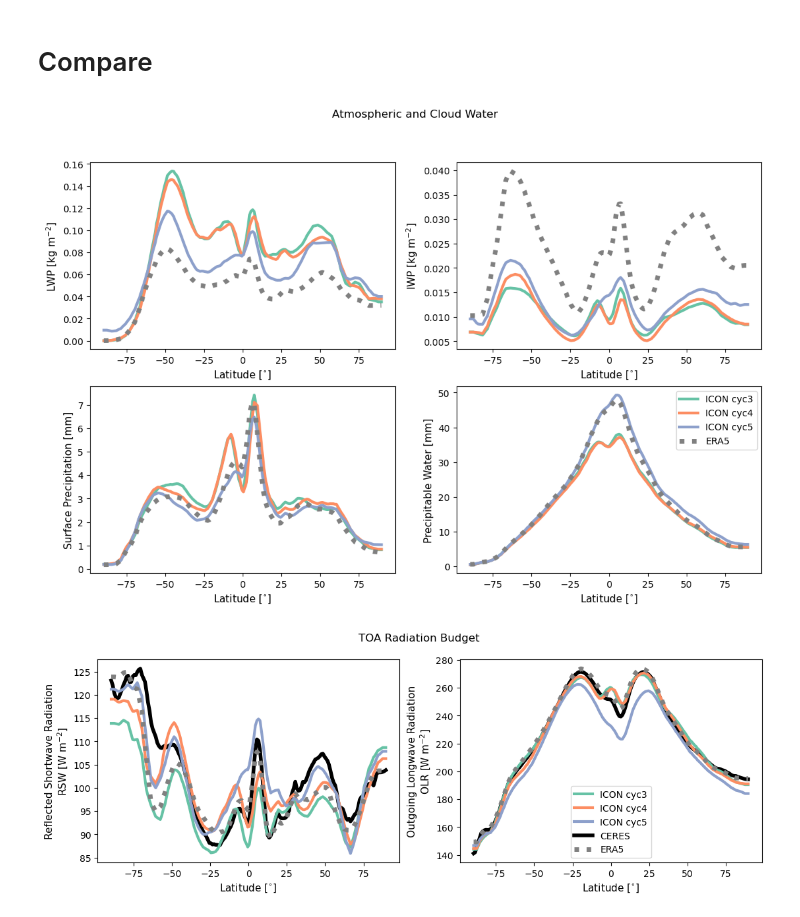
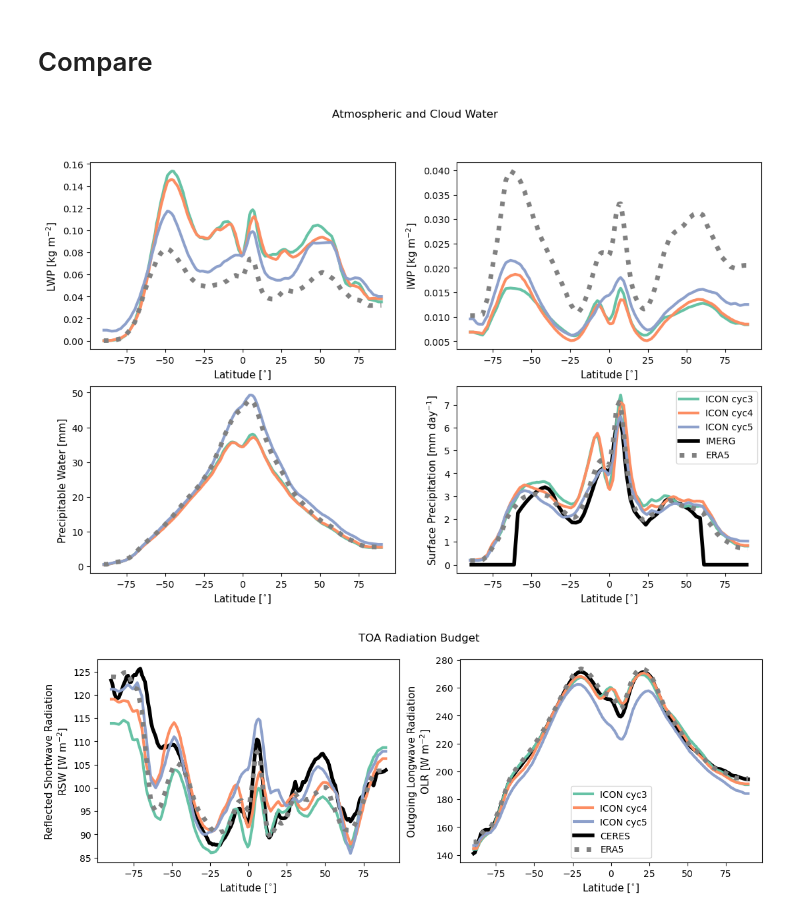
Before and after one commit to efons/add-CloudClimato-team, a Jupyter notebook: hk25-CloudClimato/LatProfiles.ipynb, the cells around one changed output. Drawn from its saved outputs; the diff is of its cells as text; code cells hidden in the pictures.

Commit message:
added IMERG data to lat profiles

```diff
--- a/hk25-CloudClimato/LatProfiles.ipynb
+++ b/hk25-CloudClimato/LatProfiles.ipynb
@@ -115,0 +183,5 @@ ceres = ceres[[
+# %%
+imerg = imerg.isel(cell=idx_imerg)
+# %%
+%%time
+imerg_latprof = imerg.mean(['lon', 'time']).compute()
@@ -124,10 +201,13 @@ v_dict = {'rlut': 'Outgoing Longwave Radiation\nOLR [W m$^{-2}$]',
          'rsut': 'Reflected Shortwave Radiation\nRSW [W m$^{-2}$]',
          'cllvi': 'LWP [kg m$^{-2}$]',
          'clivi': 'IWP [kg m$^{-2}$]',
-         'pr': 'Surface Precipitation [mm]',
+         'pr': 'Surface Precipitation [mm day$^{-1}$]',
          'prw': 'Precipitable Water [mm]'}
+
+obs_ds_dict = {'CERES': ceres_latprof,
+              'IMERG': imerg_latprof}
 # %%
-def plot_lat_profiles(list_variables, plot_title, plot_ceres=False):
+def plot_lat_profiles(list_variables, plot_title, obs_source=None):
     f,axes = plt.subplots(int(len(list_variables)//2),2, figsize=(13,len(list_variables)//2*4))
     axes = axes.flatten()
 
@@ -136,16 +216,18 @@ def plot_lat_profiles(list_variables, plot_title, plot_ceres=False):
         for i,simu_name in enumerate(list(icon_simulations.keys())):
             icon_simulations[simu_name]['lat_profile'][v].plot(ax=ax, lw=3, c=cmap(i), label=icon_simulations[simu_name]['long_name'])
 
-        if plot_ceres:
-            ceres[v].plot(ax=ax, lw=4, c='black', label='CERES',zorder = 1)
-        era5_toa[v].plot(ax=ax, lw=5, ls=":", c='grey', label='ERA5')
+        if obs_source is not None:
+            if v in obs_source.keys():
+                obs_ds_dict[obs_source[v]][v].plot(ax=ax, lw=4, c='black', label=obs_source[v], zorder = 1)
+
+        era5_latprof[v].plot(ax=ax, lw=5, ls=":", c='grey', label='ERA5')
         ax.set_ylabel(v_dict[v], fontsize=11);
         ax.set_title('')
         ax.set_xlabel(r"Latitude [$^{\circ}$]", fontsize=11)
     ax.legend()
     f.suptitle(plot_title);
 # %%
-plot_lat_profiles(['cllvi', 'clivi', 'pr', 'prw'], 'Atmospheric and Cloud Water')
+plot_lat_profiles(['cllvi', 'clivi', 'prw', 'pr'], 'Atmospheric and Cloud Water', obs_source={'pr':'IMERG'})
 # %% [output]
-[figure, old version]
+[figure, new version]
 # %%
```
Also changed, not shown: parts of 23 cells of this notebook.
